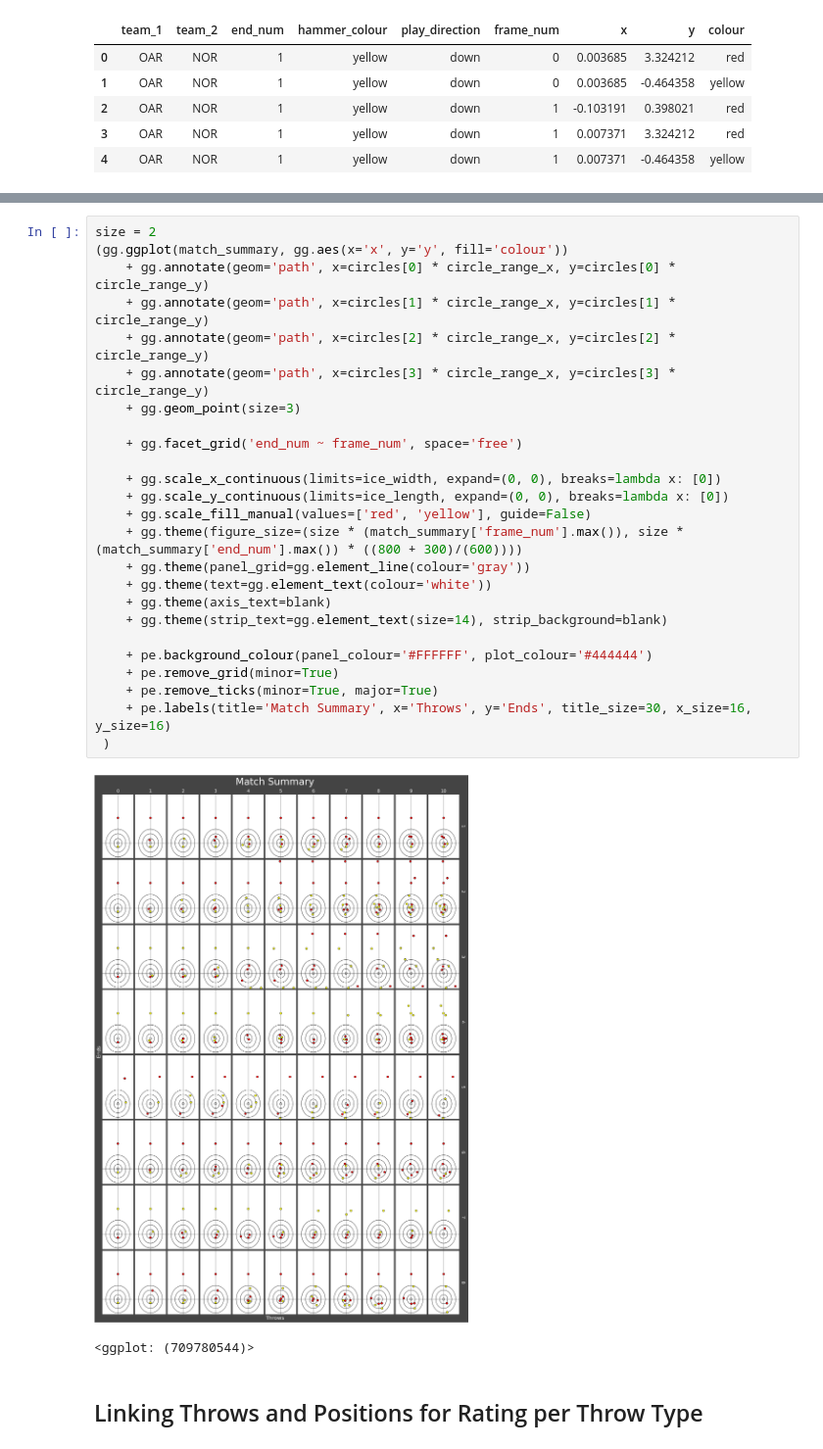
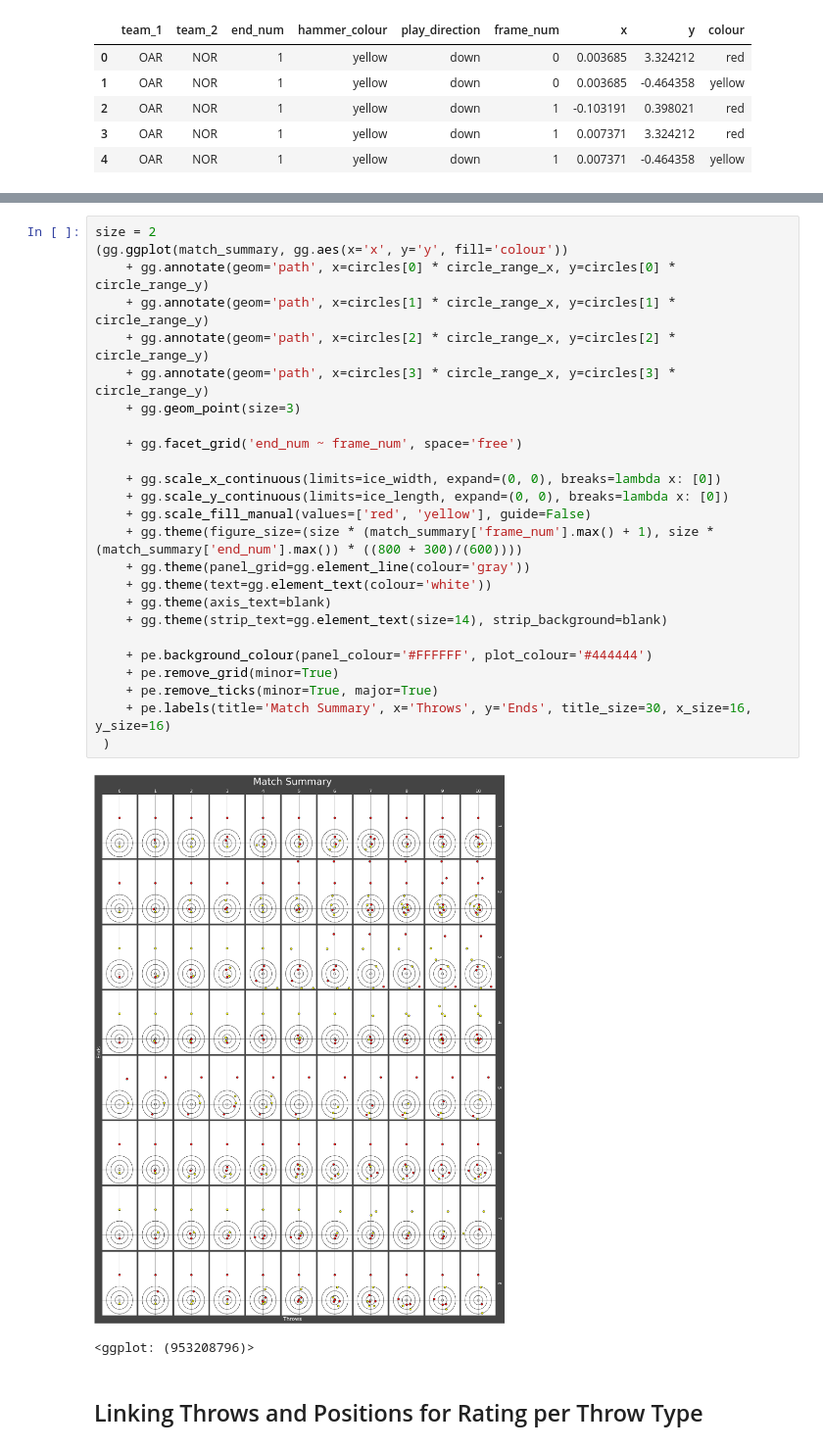
Before and after one commit to NWNHT/curling, a Jupyter notebook: src/db_testing.ipynb, the cells around one changed output, grey strips where cells are left out. Shown at 98% size. Cells and saved outputs as stored; diff of their text form.

```diff
--- a/src/db_testing.ipynb
+++ b/src/db_testing.ipynb
@@ -128,30 +172,30 @@ match_summary.head()
 # %%
 size = 2
 (gg.ggplot(match_summary, gg.aes(x='x', y='y', fill='colour'))
     + gg.annotate(geom='path', x=circles[0] * circle_range_x, y=circles[0] * circle_range_y)
     + gg.annotate(geom='path', x=circles[1] * circle_range_x, y=circles[1] * circle_range_y)
     + gg.annotate(geom='path', x=circles[2] * circle_range_x, y=circles[2] * circle_range_y)
     + gg.annotate(geom='path', x=circles[3] * circle_range_x, y=circles[3] * circle_range_y)
     + gg.geom_point(size=3)
 
     + gg.facet_grid('end_num ~ frame_num', space='free')
 
     + gg.scale_x_continuous(limits=ice_width, expand=(0, 0), breaks=lambda x: [0])
     + gg.scale_y_continuous(limits=ice_length, expand=(0, 0), breaks=lambda x: [0])
     + gg.scale_fill_manual(values=['red', 'yellow'], guide=False)
-    + gg.theme(figure_size=(size * (match_summary['frame_num'].max()), size * (match_summary['end_num'].max()) * ((800 + 300)/(600))))
+    + gg.theme(figure_size=(size * (match_summary['frame_num'].max() + 1), size * (match_summary['end_num'].max()) * ((800 + 300)/(600))))
     + gg.theme(panel_grid=gg.element_line(colour='gray'))
     + gg.theme(text=gg.element_text(colour='white'))
     + gg.theme(axis_text=blank)
     + gg.theme(strip_text=gg.element_text(size=14), strip_background=blank)
 
     + pe.background_colour(panel_colour='#FFFFFF', plot_colour='#444444')
     + pe.remove_grid(minor=True)
     + pe.remove_ticks(minor=True, major=True)
     + pe.labels(title='Match Summary', x='Throws', y='Ends', title_size=30, x_size=16, y_size=16)
  )
 # %% [output]
-[figure, old version]
+[figure, new version]
-<ggplot: (709780544)>
+<ggplot: (953208796)>
 # %% [markdown]
 ## Linking Throws and Positions for Rating per Throw Type
```
Also changed, not shown: parts of 25 cells of this notebook, 2 other files.
